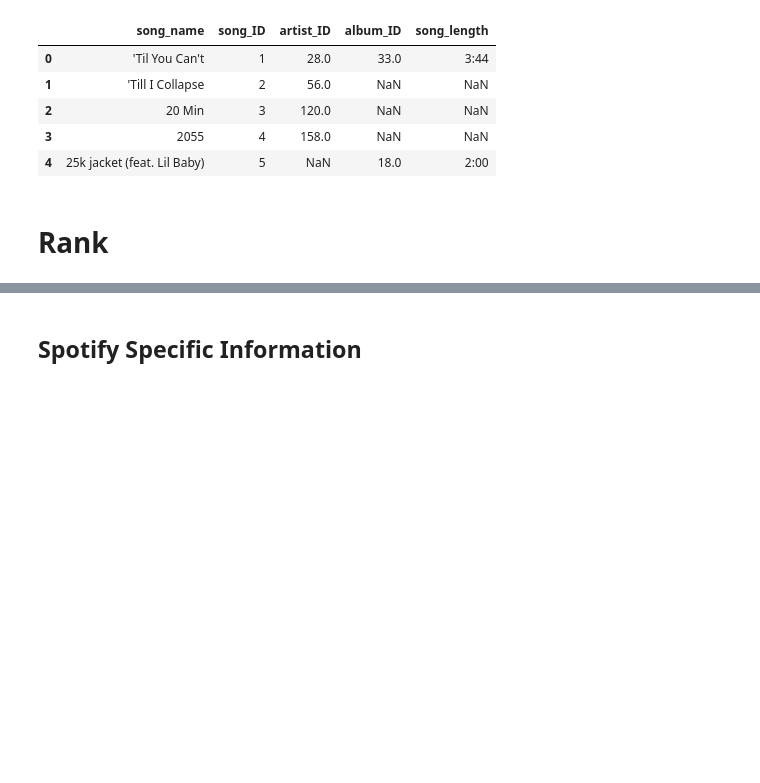
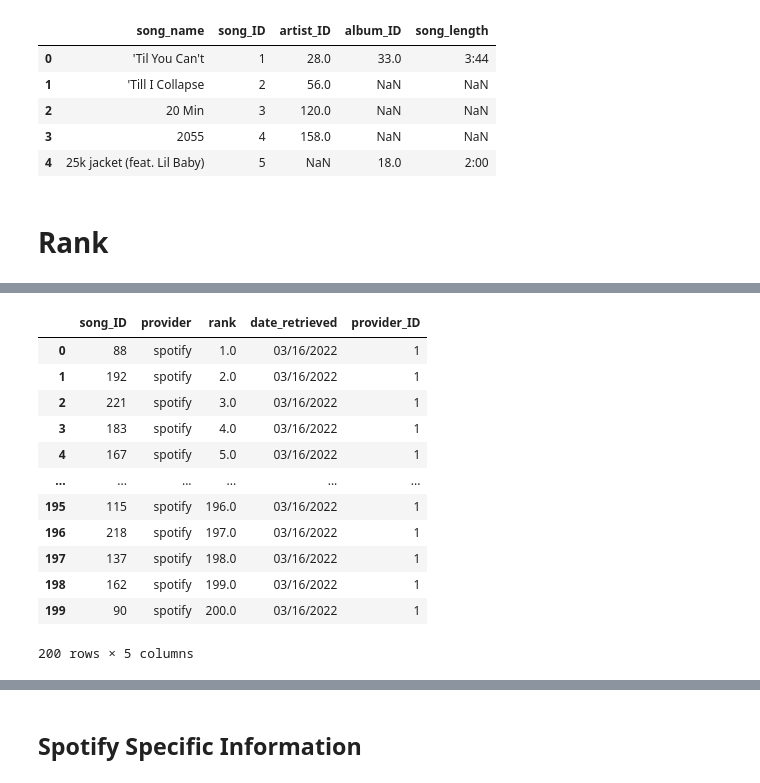
Before and after one commit to alvessab/project2_top_charts, a Jupyter notebook: transformation_notebook final.ipynb, the cells around one changed output, grey strips where cells are left out. Cells and saved outputs as stored; diff of their text form; code cells hidden in the pictures; blank space fills up the shorter version.

```diff
--- a/transformation_notebook final.ipynb
+++ b/transformation_notebook final.ipynb
@@ -316,0 +413,5 @@ memory usage: 39.8+ KB
+# %%
+provider = pd.DataFrame()
+provider["provider_ID"] = [1,2]
+provider["provider"] = ["spotify", "apple"]
+provider
@@ -376,8 +484,8 @@ len(songs)
 255
 # %%
 #merge ID onto main
-main = pd.merge(main, songs, on="song_name", how="left")
-main.head()
+main3 = pd.merge(main2, songs, on="song_name", how="left")
+main3.head()
 # %% [output]
 |  | Unnamed: 0_x | spotify_rank | song_name | artist_x | spotify_stream_count | spotify_peak_rank | ... |
 | 0 | 0.0 | 1.0 | Heat Waves | Glass Animals | 934,726 | 1.0 | ... |
@@ -483,0 +544,7 @@ memory usage: 17.9+ KB
+# %%
+spotify_rank= pd.DataFrame()
+spotify_rank["song_ID"] = main3["song_ID"]
+spotify_rank["provider"] = main3["provider_x"]
+spotify_rank["rank"] = main3["spotify_rank"]
+spotify_rank["date_retrieved"] = main3["spotify_list_date"]
+spotify_rank.head()
@@ -483,0 +558,4 @@ memory usage: 17.9+ KB
+# %%
+mask = spotify_rank.provider =="spotify"
+spotify_rank = spotify_rank.loc[mask]
+spotify_rank.head()
@@ -483,0 +569,17 @@ memory usage: 17.9+ KB
+# %%
+spotify_rank = pd.merge(spotify_rank, provider, on="provider", how="left")
+spotify_rank
+# %% [output]
+|  | song_ID | provider | rank | date_retrieved | provider_ID |
+| 0 | 88 | spotify | 1.0 | 03/16/2022 | 1 |
+| 1 | 192 | spotify | 2.0 | 03/16/2022 | 1 |
+| 2 | 221 | spotify | 3.0 | 03/16/2022 | 1 |
+| 3 | 183 | spotify | 4.0 | 03/16/2022 | 1 |
+| 4 | 167 | spotify | 5.0 | 03/16/2022 | 1 |
+| ... | ... | ... | ... | ... | ... |
+| 195 | 115 | spotify | 196.0 | 03/16/2022 | 1 |
+| 196 | 218 | spotify | 197.0 | 03/16/2022 | 1 |
+| 197 | 137 | spotify | 198.0 | 03/16/2022 | 1 |
+| 198 | 162 | spotify | 199.0 | 03/16/2022 | 1 |
+| 199 | 90 | spotify | 200.0 | 03/16/2022 | 1 |
+200 rows × 5 columns
```
Also changed, not shown: parts of 41 cells of this notebook, 12 other files.
